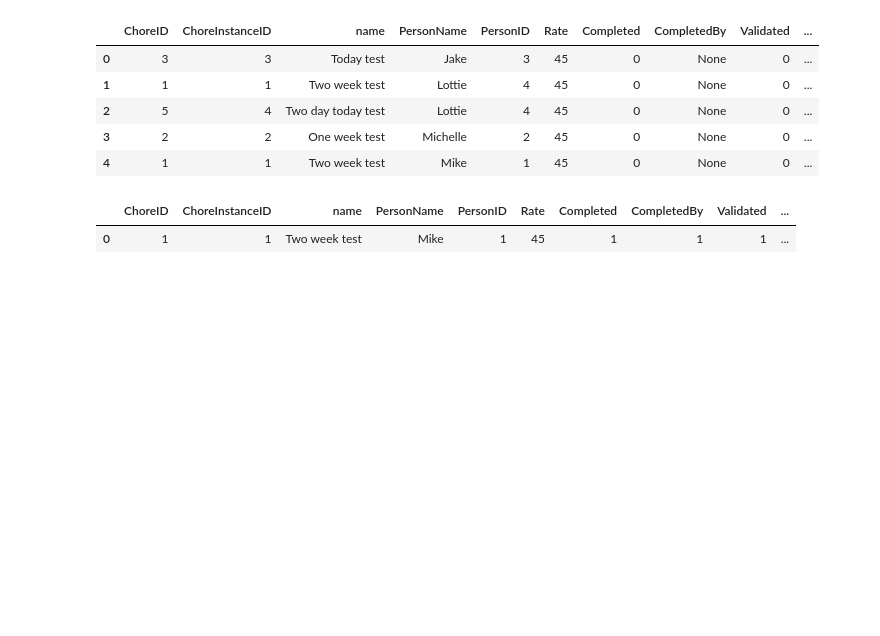
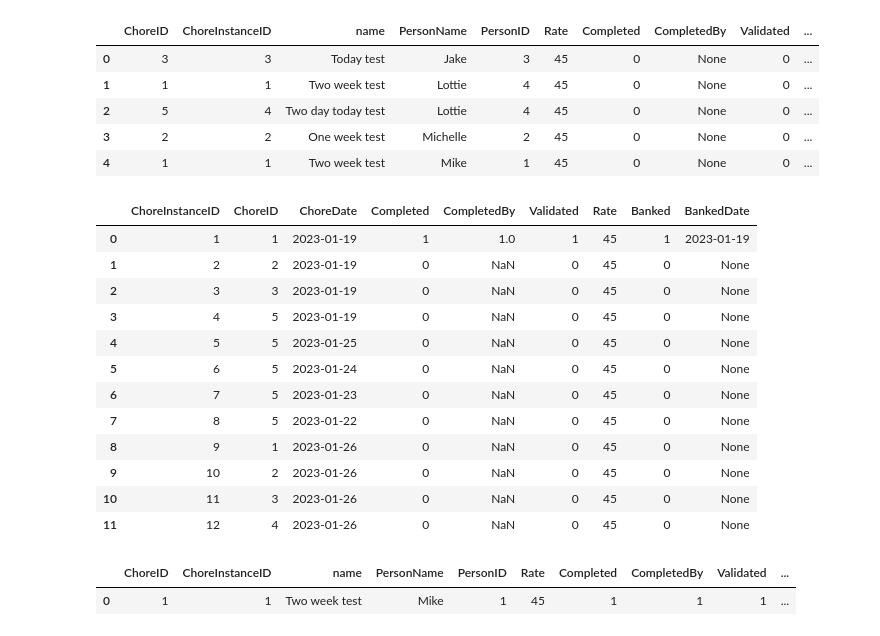
Before and after one commit to gorbynet/ChoreTracker, a Jupyter notebook: ChoreTrackerDevelopment.ipynb, the cells around one changed output. Drawn from its saved outputs; the diff is of its cells as text; code cells hidden in the pictures; blank space fills up the shorter version.

```diff
--- a/ChoreTrackerDevelopment.ipynb
+++ b/ChoreTrackerDevelopment.ipynb
@@ -555,6 +634,24 @@ def validate_chore_instance(
     """)
 
     return True
+# %%
+query_db("""
+    select * from choreinstances
+""")
+# %% [output]
+|  | ChoreInstanceID | ChoreID | ChoreDate | Completed | CompletedBy | Validated | Rate | Banked | BankedDate |
+| 0 | 1 | 1 | 2023-01-19 | 1 | 1.0 | 1 | 45 | 1 | 2023-01-19 |
+| 1 | 2 | 2 | 2023-01-19 | 0 | NaN | 0 | 45 | 0 | None |
+| 2 | 3 | 3 | 2023-01-19 | 0 | NaN | 0 | 45 | 0 | None |
+| 3 | 4 | 5 | 2023-01-19 | 0 | NaN | 0 | 45 | 0 | None |
+| 4 | 5 | 5 | 2023-01-25 | 0 | NaN | 0 | 45 | 0 | None |
+| 5 | 6 | 5 | 2023-01-24 | 0 | NaN | 0 | 45 | 0 | None |
+| 6 | 7 | 5 | 2023-01-23 | 0 | NaN | 0 | 45 | 0 | None |
+| 7 | 8 | 5 | 2023-01-22 | 0 | NaN | 0 | 45 | 0 | None |
+| 8 | 9 | 1 | 2023-01-26 | 0 | NaN | 0 | 45 | 0 | None |
+| 9 | 10 | 2 | 2023-01-26 | 0 | NaN | 0 | 45 | 0 | None |
+| 10 | 11 | 3 | 2023-01-26 | 0 | NaN | 0 | 45 | 0 | None |
+| 11 | 12 | 4 | 2023-01-26 | 0 | NaN | 0 | 45 | 0 | None |
 # %%
 query_db(f"""
     select
```
Also changed, not shown: parts of 20 cells of this notebook, 11 other files.
